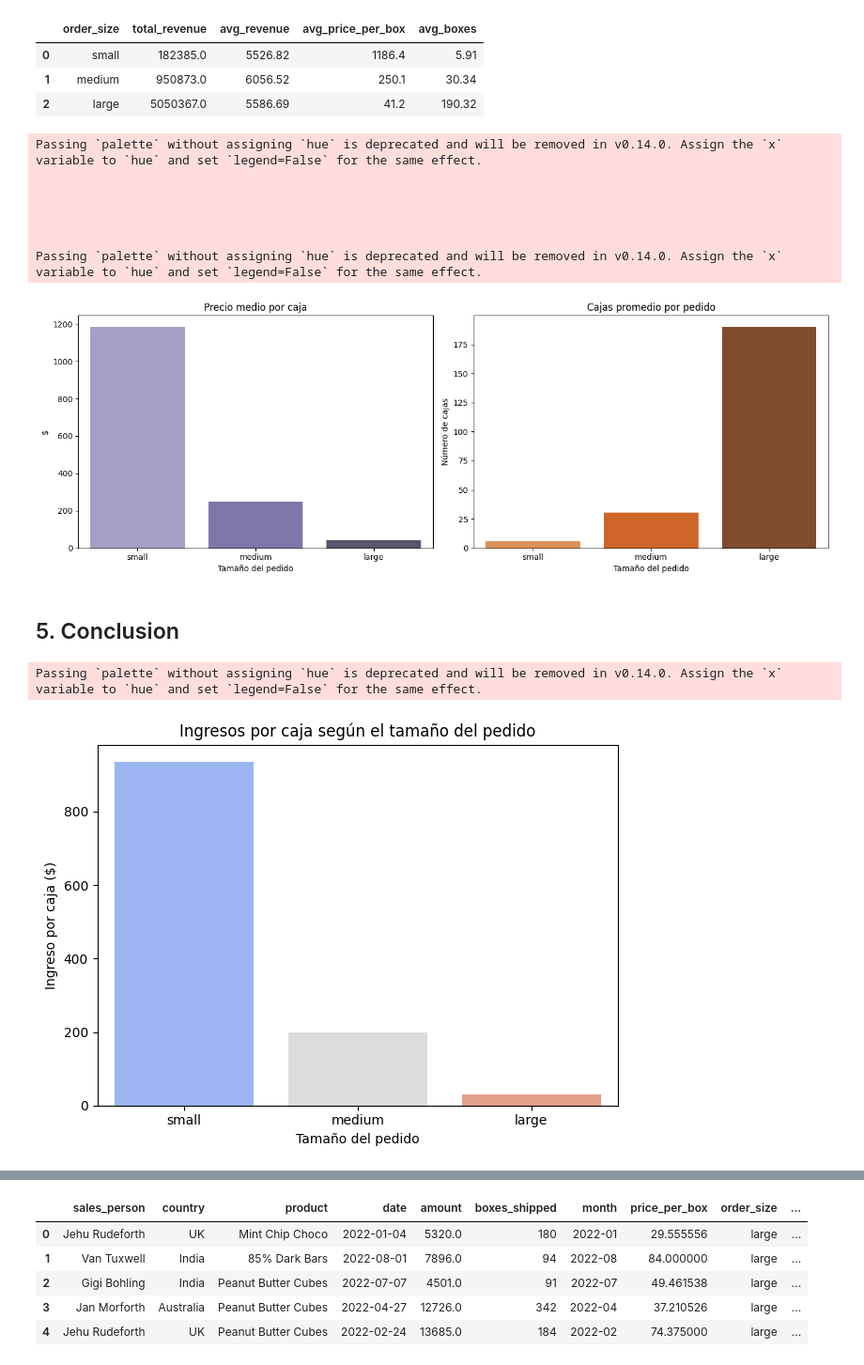
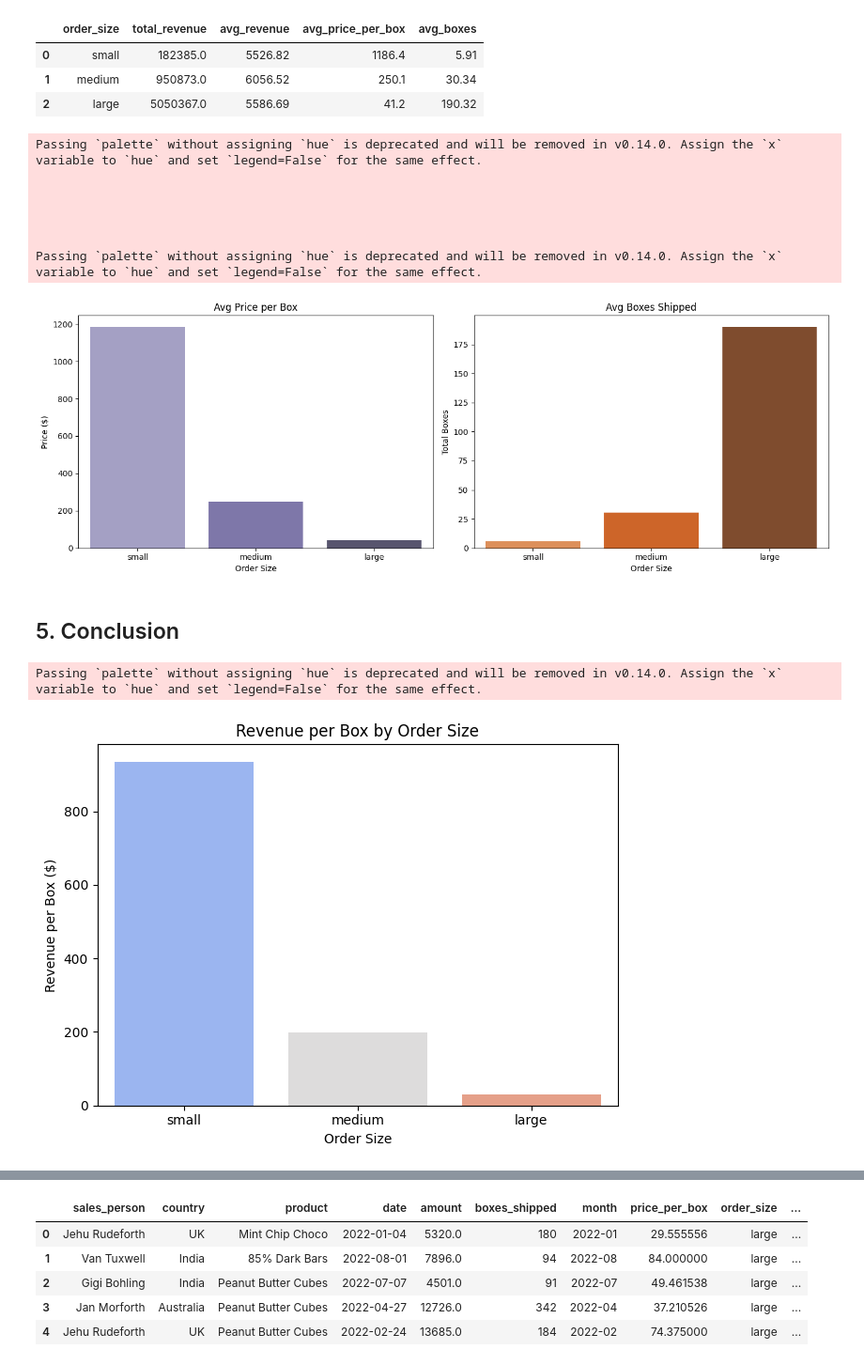
Before and after one commit to Luisbp27/chocoSales, a Jupyter notebook: report.ipynb, the cells around one changed output, grey strips where cells are left out. Shown at 94% size. Cells and saved outputs as stored; diff of their text form; code cells hidden in the pictures.

```diff
--- a/report.ipynb
+++ b/report.ipynb
@@ -159,15 +159,3 @@ fig.update_layout(geo=dict(showframe=False, projection_type="natural earth"))
 fig.show()
 # %% [markdown]
 ### 4.3. WHEN is selling the most chocolate?
-# %%
-df['month'] = df['date'].dt.to_period('M')
-monthly_revenue = df.groupby('month')['amount'].sum()
-
-plt.figure(figsize=(12, 5))
-monthly_revenue.plot(marker='o')
-plt.title("Revenue by Month")
-plt.xlabel("Month")
-plt.ylabel("Revenue ($)")
-plt.grid(True)
-plt.tight_layout()
-plt.show()
@@ -266,14 +243,14 @@ segment_stats
 fig, ax = plt.subplots(1, 2, figsize=(14, 5))
 
 sns.barplot(data=segment_stats, x='order_size', y='avg_price_per_box', ax=ax[0], palette='Purples_d')
-ax[0].set_title("Precio medio por caja")
-ax[0].set_xlabel("Tamaño del pedido")
-ax[0].set_ylabel("$")
+ax[0].set_title("Avg Price per Box")
+ax[0].set_xlabel("Order Size")
+ax[0].set_ylabel("Price ($)")
 
 sns.barplot(data=segment_stats, x='order_size', y='avg_boxes', ax=ax[1], palette='Oranges_d')
-ax[1].set_title("Cajas promedio por pedido")
-ax[1].set_xlabel("Tamaño del pedido")
-ax[1].set_ylabel("Número de cajas")
+ax[1].set_title("Avg Boxes Shipped")
+ax[1].set_xlabel("Order Size")
+ax[1].set_ylabel("Total Boxes")
 
 plt.tight_layout()
 plt.show()
@@ -285,7 +262,7 @@ Passing `palette` without assigning `hue` is deprecated and will be removed in v
 
 
 Passing `palette` without assigning `hue` is deprecated and will be removed in v0.14.0. Assign the `x` variable to `hue` and set `legend=False` for the same effect.
-[figure, old version]
+[figure, new version]
 # %% [markdown]
 ## 5. Conclusion
 # %%
@@ -293,10 +270,10 @@ segment_stats['revenue_per_box'] = segment_stats['avg_revenue'] / segment_stats[
 # %%
-sns.barplot(data=segment_stats, x='order_size', y='revenue_per_box', palette='coolwarm')
-plt.title("Ingresos por caja según el tamaño del pedido")
-plt.ylabel("Ingreso por caja ($)")
-plt.xlabel("Tamaño del pedido")
+sns.barplot(data=segment_stats, x="order_size", y="revenue_per_box", hue="order_size", palette="coolwarm")
+plt.title("Revenue per Box by Order Size")
+plt.ylabel("Revenue per Box ($)")
+plt.xlabel("Order Size")
 plt.tight_layout()
 plt.show()
 # %% [output]
 Passing `palette` without assigning `hue` is deprecated and will be removed in v0.14.0. Assign the `x` variable to `hue` and set `legend=False` for the same effect.
-[figure, old version]
+[figure, new version]
```
Also changed, not shown: parts of 18 cells of this notebook.
